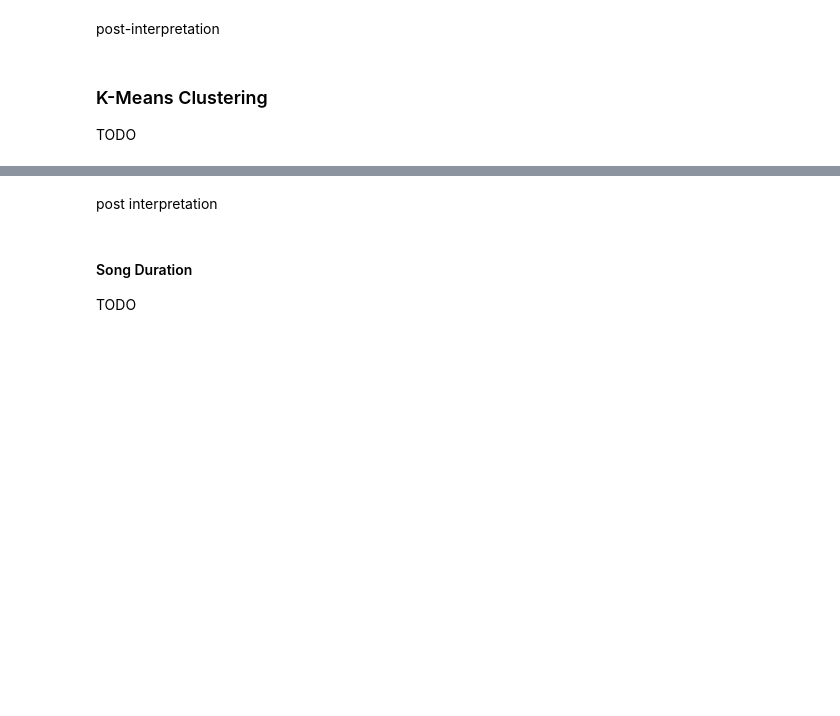
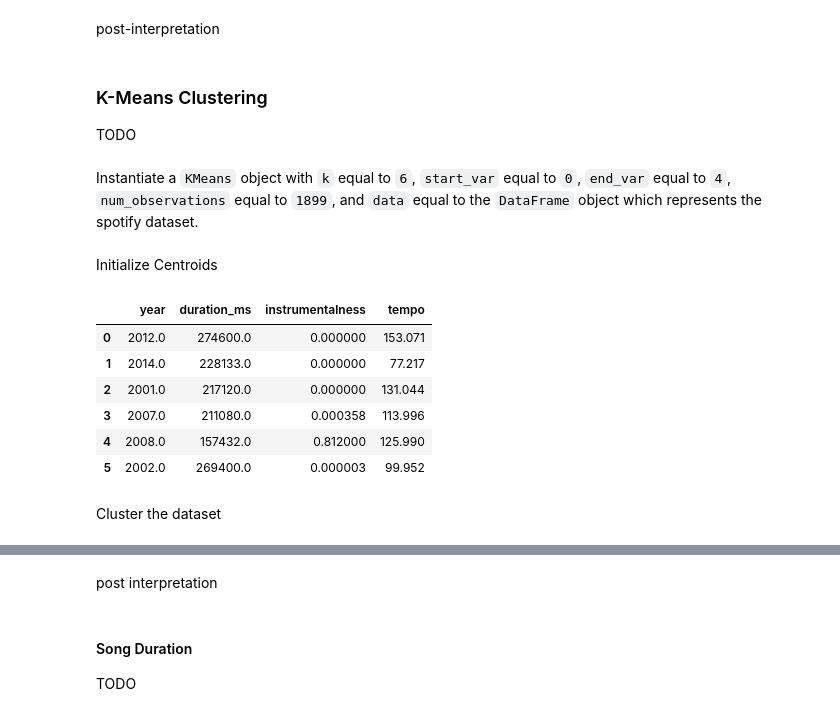
Before and after one commit to angelocguerra/csmodel-casestudy, a Jupyter notebook: MCO2.ipynb, the cells around one changed output, grey strips where cells are left out. Saved outputs shown, nothing was run; the diff lists cells and outputs as text; code cells hidden in the pictures; blank space fills up the shorter version.

```diff
--- a/MCO2.ipynb
+++ b/MCO2.ipynb
@@ -1015,3 +1057,21 @@ post-interpretation
 ### K-Means Clustering
 
 TODO
+# %% [markdown]
+Instantiate a `KMeans` object with `k` equal to `6`, `start_var` equal to `0`, `end_var` equal to `4`, `num_observations` equal to `1899`, and `data` equal to the `DataFrame` object which represents the spotify dataset.
+# %%
+kmeans = KMeans(6, 0, 4, 1899, spotify_df)
+# %% [markdown]
+Initialize Centroids
+# %%
+kmeans.initialize_centroids(spotify_df)
+# %% [output]
+|  | year | duration_ms | instrumentalness | tempo |
+| 0 | 2012.0 | 274600.0 | 0.000000 | 153.071 |
+| 1 | 2014.0 | 228133.0 | 0.000000 | 77.217 |
+| 2 | 2001.0 | 217120.0 | 0.000000 | 131.044 |
+| 3 | 2007.0 | 211080.0 | 0.000358 | 113.996 |
+| 4 | 2008.0 | 157432.0 | 0.812000 | 125.990 |
+| 5 | 2002.0 | 269400.0 | 0.000003 | 99.952 |
+# %% [markdown]
+Cluster the dataset
```
Also changed, not shown: parts of 23 cells of this notebook, 1 other file.
